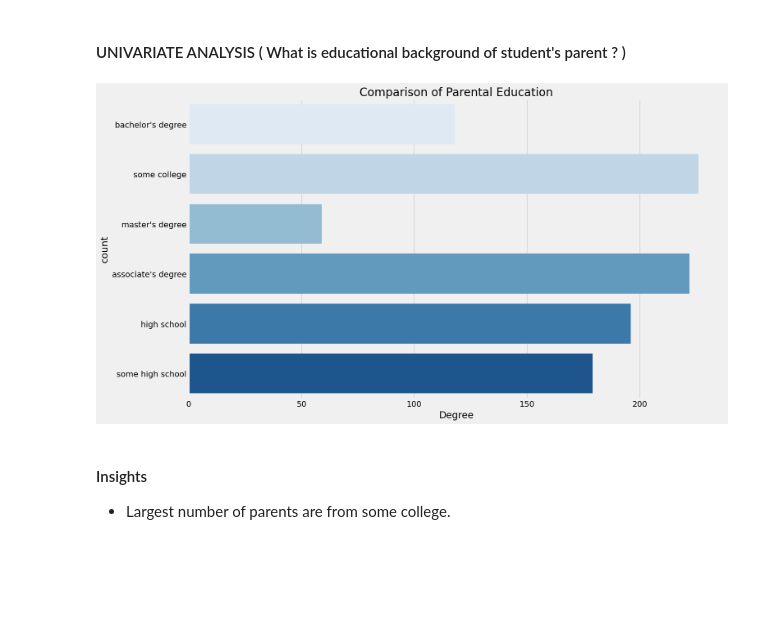
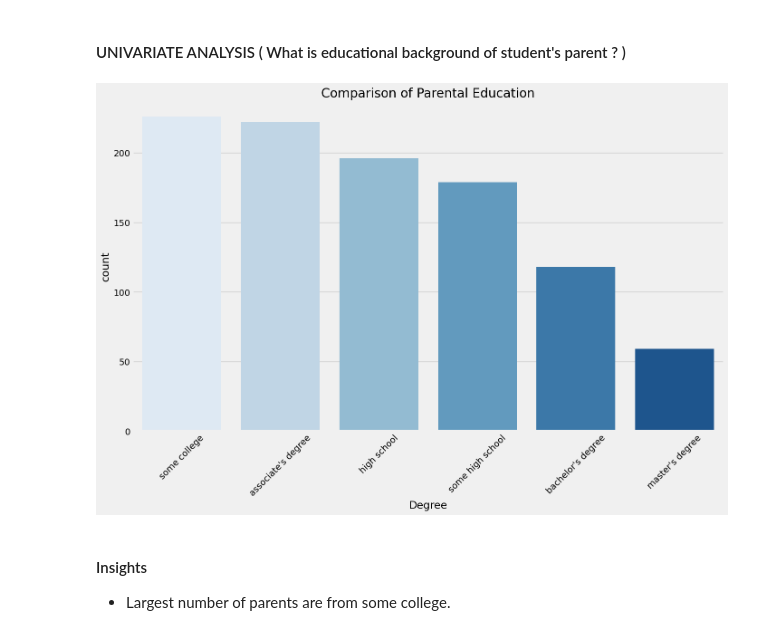
Before and after one commit to Dheepthi-Reddy/MLPro, a Jupyter notebook: notebook/1 . EDA STUDENT PERFORMANCE .ipynb, the cells around one changed output. Saved outputs shown, nothing was run; the diff lists cells and outputs as text; code cells hidden in the pictures; blank space fills up the shorter version.

```diff
--- a/notebook/1 . EDA STUDENT PERFORMANCE .ipynb
+++ b/notebook/1 . EDA STUDENT PERFORMANCE .ipynb
@@ -517,15 +517,25 @@ for container in ax[2].containers:
 # %% [markdown]
 #### UNIVARIATE ANALYSIS ( What is educational background of student's parent ? )
 # %%
+# plt.rcParams['figure.figsize'] = (15, 9)
+# plt.style.use('fivethirtyeight')
+# sns.countplot(df['parental_level_of_education'], palette = 'Blues')
+# plt.title('Comparison of Parental Education', fontweight = 30, fontsize = 20)
+# plt.xlabel('Degree')
+# plt.ylabel('count')
+# plt.show()
+
+
 plt.rcParams['figure.figsize'] = (15, 9)
 plt.style.use('fivethirtyeight')
-sns.countplot(df['parental_level_of_education'], palette = 'Blues')
-plt.title('Comparison of Parental Education', fontweight = 30, fontsize = 20)
+sns.barplot(x=df['parental_level_of_education'].value_counts().index, y=df['parental_level_of_education'].value_counts(), palette='Blues')
+plt.title('Comparison of Parental Education', fontweight=30, fontsize=20)
 plt.xlabel('Degree')
 plt.ylabel('count')
+plt.xticks(rotation=45)  # Rotate x-axis labels for better visibility
 plt.show()
 # %% [output]
-[figure, old version]
+[figure, new version]
 # %% [markdown]
 #### Insights
 - Largest number of parents are from some college.
```
Also changed, not shown: parts of 4 cells of this notebook.
